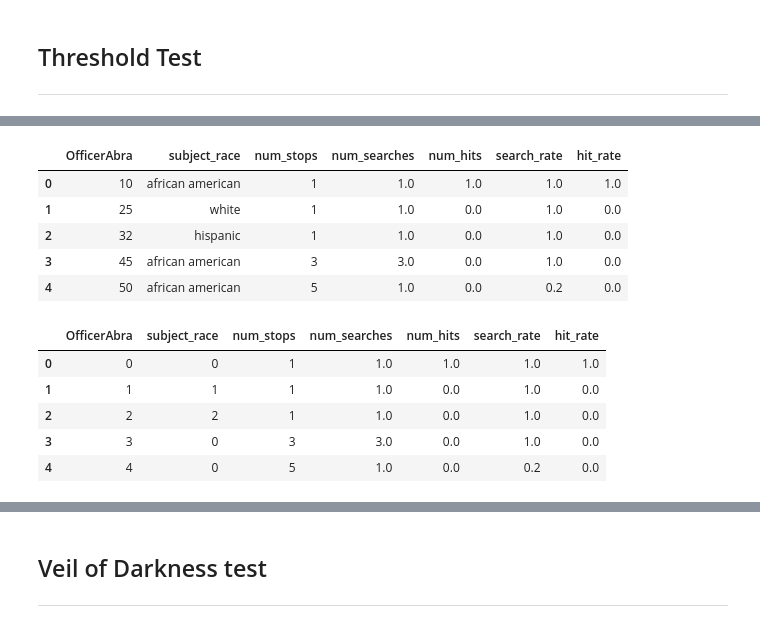
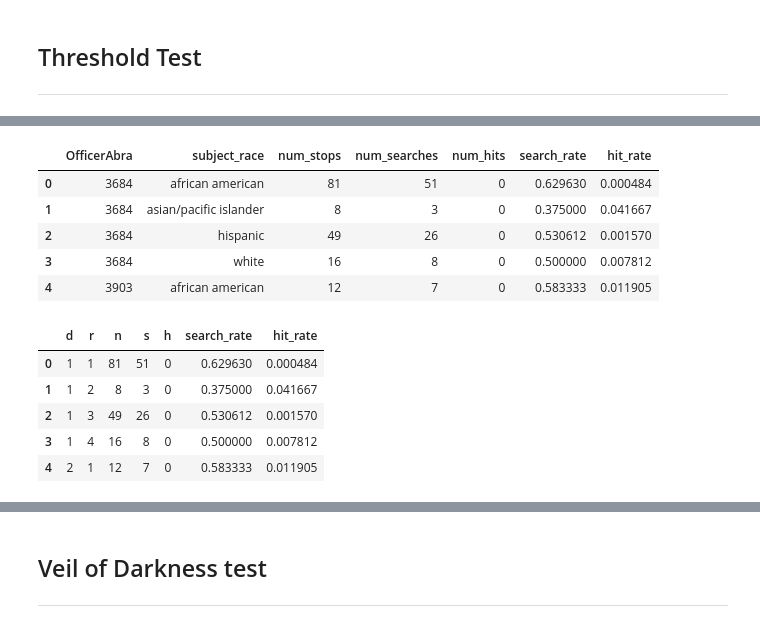
Before and after one commit to shengsiongong/ac221_police_stops, a Jupyter notebook: tutorial_guide.ipynb, the cells around one changed output, grey strips where cells are left out. Cells and saved outputs as stored; diff of their text form; code cells hidden in the pictures.

```diff
--- a/tutorial_guide.ipynb
+++ b/tutorial_guide.ipynb
@@ -270,10 +269,11 @@ From this plot, it seems that for most of the races, the trend over the years ha
 # %% [markdown]
 As we alluded to previously, in order to do a baseline comparison, we need to have the population proportions across racial demographics in Sacremento. Let us also just do the analysis for 2018. If you are doing the analysis for a different time period, note that you would have to scale the rates accordingly. We also selected only police officers who had at least 150 stops in total to ensure that we have a sample of police officers who are possibly more experienced, and thus have better judgement in police stop decisions. Moreover, this larger sample size for each police officer will ensure that we can make more robust comparisons of police stop decisions for individual police officers subsequently.
 # %%
-officer_stop_size = calc_group_size(sacramento_stops, ['OfficerAbra'])
-officer_group = officer_stop_size[officer_stop_size['n'] >= 150]['OfficerAbra'].values
+# officer_stop_size = calc_group_size(sacramento_stops, ['OfficerAbra'])
+# officer_group = officer_stop_size[officer_stop_size['n'] >= 150]['OfficerAbra'].values
 stops_2018 = sacramento_stops[sacramento_stops['date'].apply(lambda date: date.year == 2018)]
-stops_2018 = stops_2018[stops_2018['OfficerAbra'].isin(officer_group)]
+stops_2018 = stops_2018[stops_2018['subject_race'] != 'other/unknown']
+# stops_2018 = stops_2018[stops_2018['OfficerAbra'].isin(officer_group)]
 # %%
 #https://www.census.gov/quickfacts/fact/table/sacramentocountycalifornia,ca/PST045217
 sacramento_population_2018 = 1530615
@@ -390,3 +384,9 @@ We see that hit rates are much lower for black drivers as compared to white driv
 However, in the case of the Sacremento dataset, we do not have the police districts data. However, we believe that controling based on the police officer might be just as, or even better, than using police district data. Police officers are assigned to specific police districts, and it is likely that they will stay within the same police district within a specific year. As such, they are reasonable proxies. Moreover, if we can check that police officers have huge disparity in hit rates across different racial groups, this might be even more compelling evidence that there is racial discrimination.
 # %% [markdown]
 ### Adjusting for police officer
+# %%
+experienced_officers = (stops_2018.groupby(['OfficerAbra', 'subject_race'])[['search_conducted']].sum() >= 5).reset_index()
+experienced_officers = experienced_officers[experienced_officers['subject_race'] != 'other/unknown']
+experienced_officers = experienced_officers.groupby(['OfficerAbra'])['search_conducted'].sum() >= 3
+experienced_officers = experienced_officers[experienced_officers].index
+experienced_officers
@@ -392,0 +398,3 @@ However, in the case of the Sacremento dataset, we do not have the police distri
+# %%
+stops_2018_experienced_officers = stops_2018[stops_2018['OfficerAbra'].isin(experienced_officers)]
+len(stops_2018_experienced_officers)
@@ -571,5 +505,5 @@ with threshold:
 # %%
-threshold_dat = (stops_2018[stops_2018['subject_race']!='other/unknown'] # for ease of analysis, drop other/unknown, and select only
+threshold_dat = (stops_2018_experienced_officers # for ease of analysis, drop other/unknown, and select only
                  .groupby(['OfficerAbra', 'subject_race'], as_index=False)
                  .agg({'Idx': 'count', # num of stops
                        'search_conducted': 'sum', # num of searches
@@ -583,26 +517,44 @@ threshold_dat['search_rate'] = threshold_dat['num_searches'] / threshold_dat['nu
 threshold_dat['hit_rate'] = threshold_dat['num_hits'] / threshold_dat['num_searches']
 threshold_dat.sort_values('OfficerAbra')
 threshold_dat.reset_index(drop=True, inplace=True)
+threshold_dat['num_searches'] = threshold_dat['num_searches'].astype(int)
+threshold_dat['num_hits'] = threshold_dat['num_hits'].astype(int)
 threshold_dat.head()
 # %% [output]
 |  | OfficerAbra | subject_race | num_stops | num_searches | num_hits | search_rate | hit_rate |
-| 0 | 10 | african american | 1 | 1.0 | 1.0 | 1.0 | 1.0 |
-| 1 | 25 | white | 1 | 1.0 | 0.0 | 1.0 | 0.0 |
-| 2 | 32 | hispanic | 1 | 1.0 | 0.0 | 1.0 | 0.0 |
-| 3 | 45 | african american | 3 | 3.0 | 0.0 | 1.0 | 0.0 |
-| 4 | 50 | african american | 5 | 1.0 | 0.0 | 0.2 | 0.0 |
+| 0 | 3684 | african american | 81 | 51 | 0 | 0.629630 | 0.000484 |
+| 1 | 3684 | asian/pacific islander | 8 | 3 | 0 | 0.375000 | 0.041667 |
+| 2 | 3684 | hispanic | 49 | 26 | 0 | 0.530612 | 0.001570 |
+| 3 | 3684 | white | 16 | 8 | 0 | 0.500000 | 0.007812 |
+| 4 | 3903 | african american | 12 | 7 | 0 | 0.583333 | 0.011905 |
 # %%
+"""data {
+    int<lower=1> N; // number of observations
+    int<lower=1> R; // number of suspect races
+    int<lower=1> D; // number of counties
+
+    int<lower=1,upper=R> r[N]; // race of suspect
+    int<lower=1,upper=D> d[N]; // county where stop occurred
+    int<lower=1> n[N]; // # of stops
+    int<lower=0> s[N]; // # of searches
+    int<lower=0> h[N]; // # of successful searches (hits)
+}
+"""
+
+threshold_dat_stan = threshold_dat.copy()
+
 # easier if subject_race and OfficerAbra were encoded as categorical integers
 # trick such that values to be replaced are all strings
-threshold_dat['OfficerAbra'] = [str(i) for i in threshold_dat.OfficerAbra]
-threshold_dat.replace({'OfficerAbra': {val: i for i, val in enumerate(threshold_dat.OfficerAbra.unique())},
-                      'subject_race': {val: i for i, val in enumerate(threshold_dat.subject_race.unique())}},
+threshold_dat_stan['OfficerAbra'] = [str(i) for i in threshold_dat_stan.OfficerAbra]
+threshold_dat_stan.replace({'OfficerAbra': {val: i + 1 for i, val in enumerate(threshold_dat_stan.OfficerAbra.unique())},
+                      'subject_race': {val: i + 1 for i, val in enumerate(threshold_dat_stan.subject_race.unique())}},
                       inplace=True)
-threshold_dat.head()
+threshold_dat_stan.columns = ['d', 'r', 'n', 's', 'h', 'search_rate', 'hit_rate']
+threshold_dat_stan.head()
 # %% [output]
-|  | OfficerAbra | subject_race | num_stops | num_searches | num_hits | search_rate | hit_rate |
-| 0 | 0 | 0 | 1 | 1.0 | 1.0 | 1.0 | 1.0 |
-| 1 | 1 | 1 | 1 | 1.0 | 0.0 | 1.0 | 0.0 |
-| 2 | 2 | 2 | 1 | 1.0 | 0.0 | 1.0 | 0.0 |
-| 3 | 3 | 0 | 3 | 3.0 | 0.0 | 1.0 | 0.0 |
-| 4 | 4 | 0 | 5 | 1.0 | 0.0 | 0.2 | 0.0 |
+|  | d | r | n | s | h | search_rate | hit_rate |
+| 0 | 1 | 1 | 81 | 51 | 0 | 0.629630 | 0.000484 |
+| 1 | 1 | 2 | 8 | 3 | 0 | 0.375000 | 0.041667 |
+| 2 | 1 | 3 | 49 | 26 | 0 | 0.530612 | 0.001570 |
+| 3 | 1 | 4 | 16 | 8 | 0 | 0.500000 | 0.007812 |
+| 4 | 2 | 1 | 12 | 7 | 0 | 0.583333 | 0.011905 |
```
Also changed, not shown: parts of 46 cells of this notebook, 1 other file.
